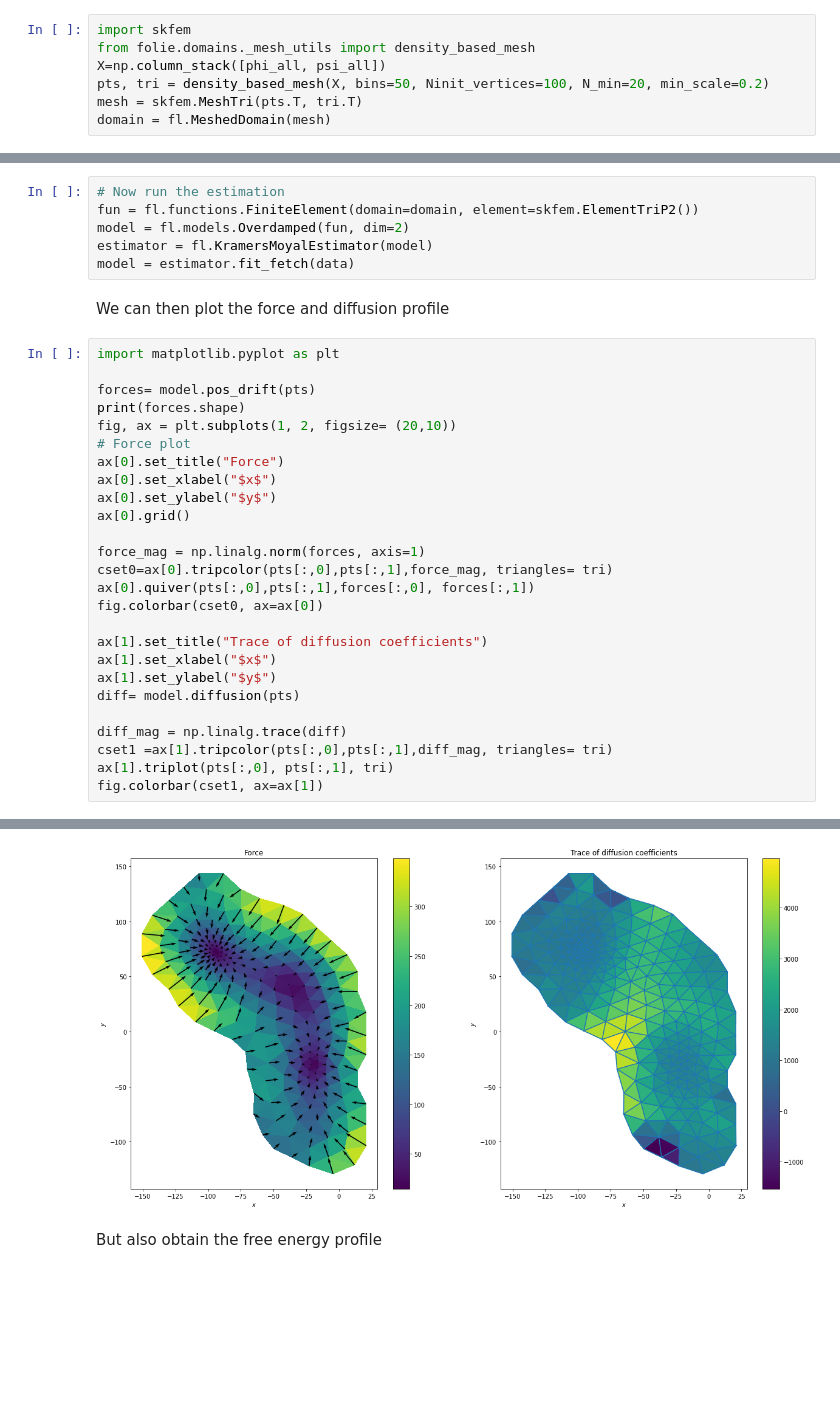
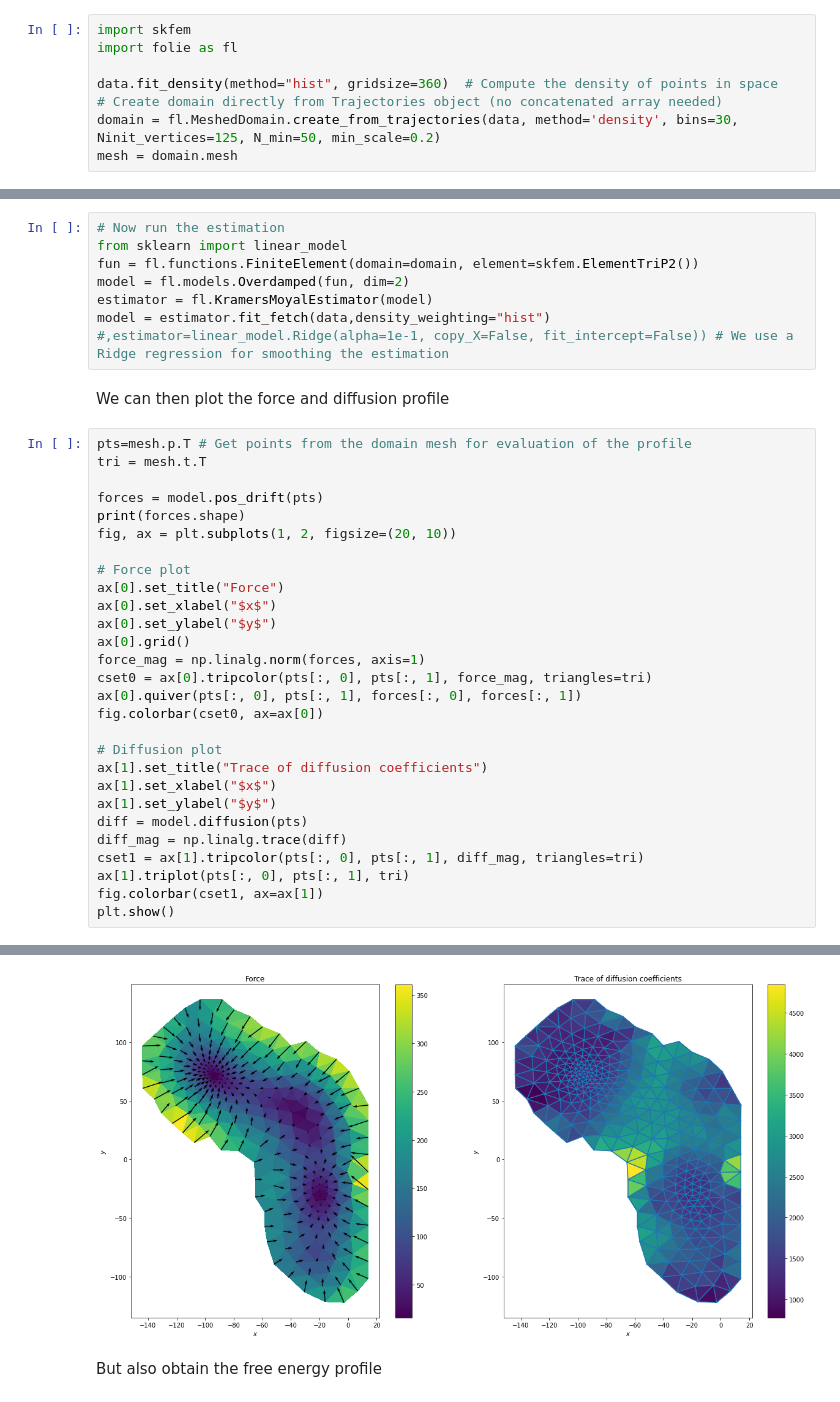
Before and after one commit to langevinmodel/folie, a Jupyter notebook: examples/tutorials/Dialanine.ipynb, the cells around one changed output, grey strips where cells are left out. Saved outputs shown, nothing was run; the diff lists cells and outputs as text; blank space fills up the shorter version.

```diff
--- a/examples/tutorials/Dialanine.ipynb
+++ b/examples/tutorials/Dialanine.ipynb
@@ -59,9 +50,10 @@ Text(0, 0.5, '$\\psi$')
 Let's use a complex spatial variation by using finite element basis.
 # %%
 import skfem
-from folie.domains._mesh_utils import density_based_mesh
-X=np.column_stack([phi_all, psi_all])
-pts, tri = density_based_mesh(X, bins=50, Ninit_vertices=100, N_min=20, min_scale=0.2)
-mesh = skfem.MeshTri(pts.T, tri.T)
-domain = fl.MeshedDomain(mesh)
+import folie as fl
+
+data.fit_density(method="hist", gridsize=360)  # Compute the density of points in space
+# Create domain directly from Trajectories object (no concatenated array needed)
+domain = fl.MeshedDomain.create_from_trajectories(data, method='density', bins=30, Ninit_vertices=125, N_min=50, min_scale=0.2)
+mesh = domain.mesh
 # %% [output]
@@ -88,35 +75,38 @@ ax.triplot(pts[:,0], pts[:,1], tri)
 # %%
 # Now run the estimation
+from sklearn import linear_model
 fun = fl.functions.FiniteElement(domain=domain, element=skfem.ElementTriP2())
 model = fl.models.Overdamped(fun, dim=2)
 estimator = fl.KramersMoyalEstimator(model)
-model = estimator.fit_fetch(data)
+model = estimator.fit_fetch(data,density_weighting="hist") #,estimator=linear_model.Ridge(alpha=1e-1, copy_X=False, fit_intercept=False)) # We use a Ridge regression for smoothing the estimation
 # %% [markdown]
 We can then plot the force and diffusion profile
 # %%
-import matplotlib.pyplot as plt
+pts=mesh.p.T # Get points from the domain mesh for evaluation of the profile
+tri = mesh.t.T
 
-forces= model.pos_drift(pts)
+forces = model.pos_drift(pts)
 print(forces.shape)
-fig, ax = plt.subplots(1, 2, figsize= (20,10))
+fig, ax = plt.subplots(1, 2, figsize=(20, 10))
+
 # Force plot
 ax[0].set_title("Force")
 ax[0].set_xlabel("$x$")
 ax[0].set_ylabel("$y$")
 ax[0].grid()
-
 force_mag = np.linalg.norm(forces, axis=1)
-cset0=ax[0].tripcolor(pts[:,0],pts[:,1],force_mag, triangles= tri)
-ax[0].quiver(pts[:,0],pts[:,1],forces[:,0], forces[:,1])
+cset0 = ax[0].tripcolor(pts[:, 0], pts[:, 1], force_mag, triangles=tri)
+ax[0].quiver(pts[:, 0], pts[:, 1], forces[:, 0], forces[:, 1])
 fig.colorbar(cset0, ax=ax[0])
 
+# Diffusion plot
 ax[1].set_title("Trace of diffusion coefficients")
 ax[1].set_xlabel("$x$")
 ax[1].set_ylabel("$y$")
-diff= model.diffusion(pts)
-
+diff = model.diffusion(pts)
 diff_mag = np.linalg.trace(diff)
-cset1 =ax[1].tripcolor(pts[:,0],pts[:,1],diff_mag, triangles= tri)
-ax[1].triplot(pts[:,0], pts[:,1], tri)
+cset1 = ax[1].tripcolor(pts[:, 0], pts[:, 1], diff_mag, triangles=tri)
+ax[1].triplot(pts[:, 0], pts[:, 1], tri)
 fig.colorbar(cset1, ax=ax[1])
+plt.show()
 # %% [output]
@@ -125,4 +114,4 @@ fig.colorbar(cset1, ax=ax[1])
-[figure, old version]
+[figure, new version]
 # %% [markdown]
 But also obtain the free energy profile
 # %%
```
Also changed, not shown: parts of 16 cells of this notebook, 2 other files.
